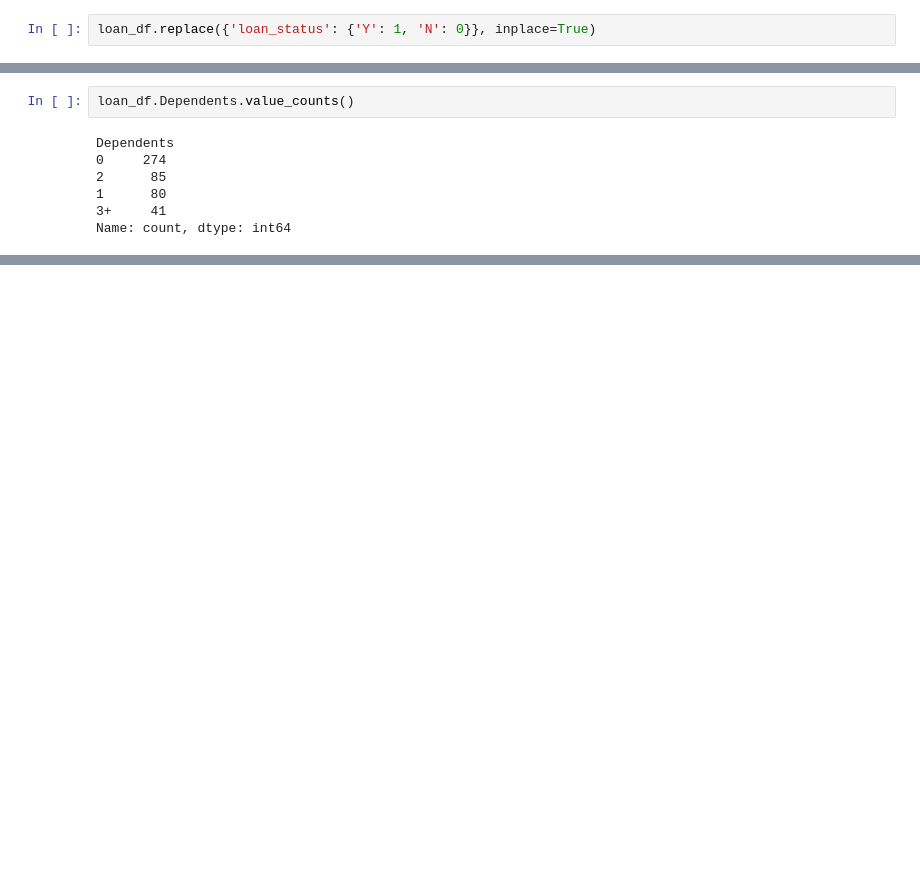
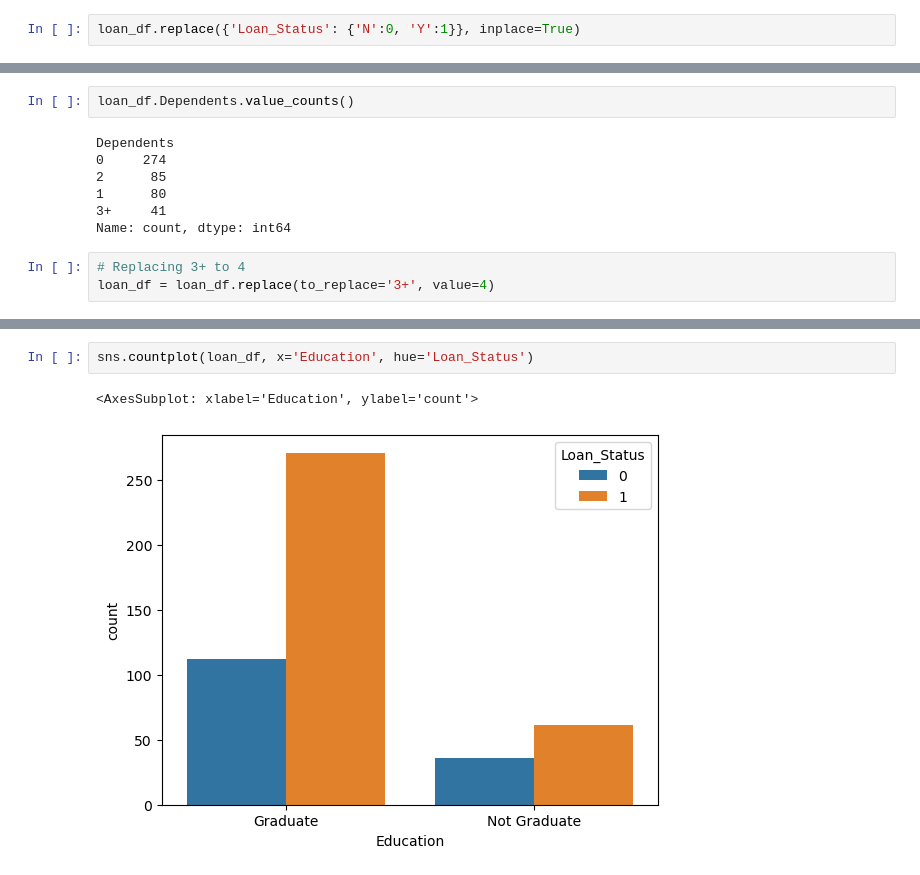
Before and after one commit to Aifedayo/Loan-Status-Prediction--SVM, a Jupyter notebook: src/notebook/loan_status_prediction.ipynb, the cells around one changed output, grey strips where cells are left out. Cells and saved outputs as stored; diff of their text form; blank space fills up the shorter version.

```diff
--- a/src/notebook/loan_status_prediction.ipynb
+++ b/src/notebook/loan_status_prediction.ipynb
@@ -82,4 +82,4 @@ loan_df = loan_df.dropna()
 # %% [markdown]
 #### Label Encoding
 # %%
-loan_df.replace({'loan_status': {'Y': 1, 'N': 0}}, inplace=True)
+loan_df.replace({'Loan_Status': {'N':0, 'Y':1}}, inplace=True)
@@ -107,3 +113,6 @@ Dependents
 1      80
 3+     41
 Name: count, dtype: int64
+# %%
+# Replacing 3+ to 4
+loan_df = loan_df.replace(to_replace='3+', value=4)
@@ -109,0 +128,5 @@ Name: count, dtype: int64
+# %%
+sns.countplot(loan_df, x='Education', hue='Loan_Status')
+# %% [output]
+<AxesSubplot: xlabel='Education', ylabel='count'>
+[figure, added]
```
Also changed, not shown: parts of 7 cells of this notebook.
